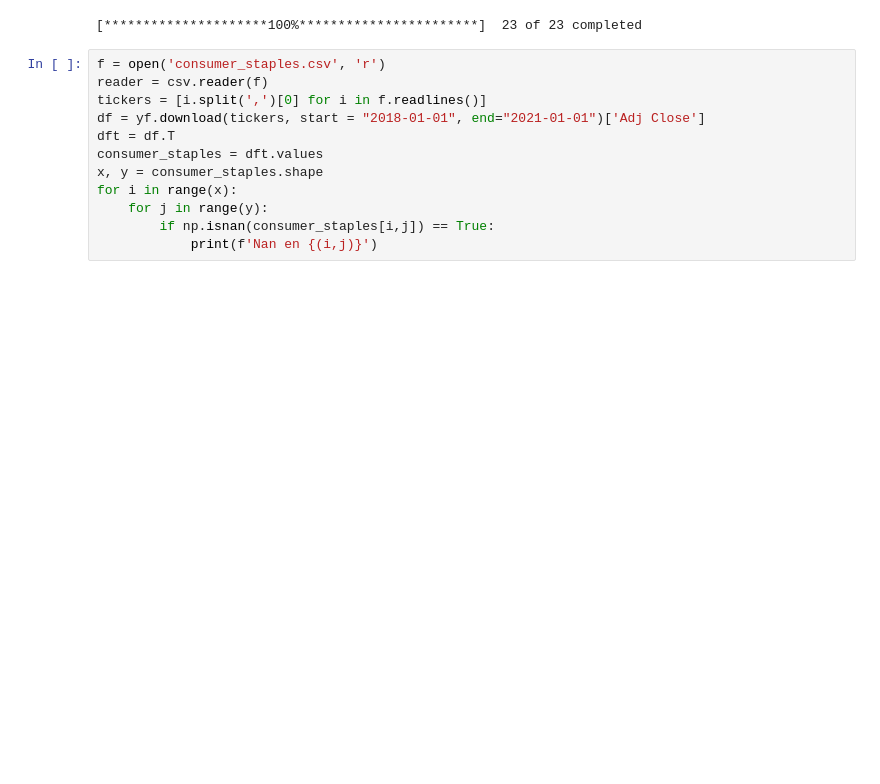
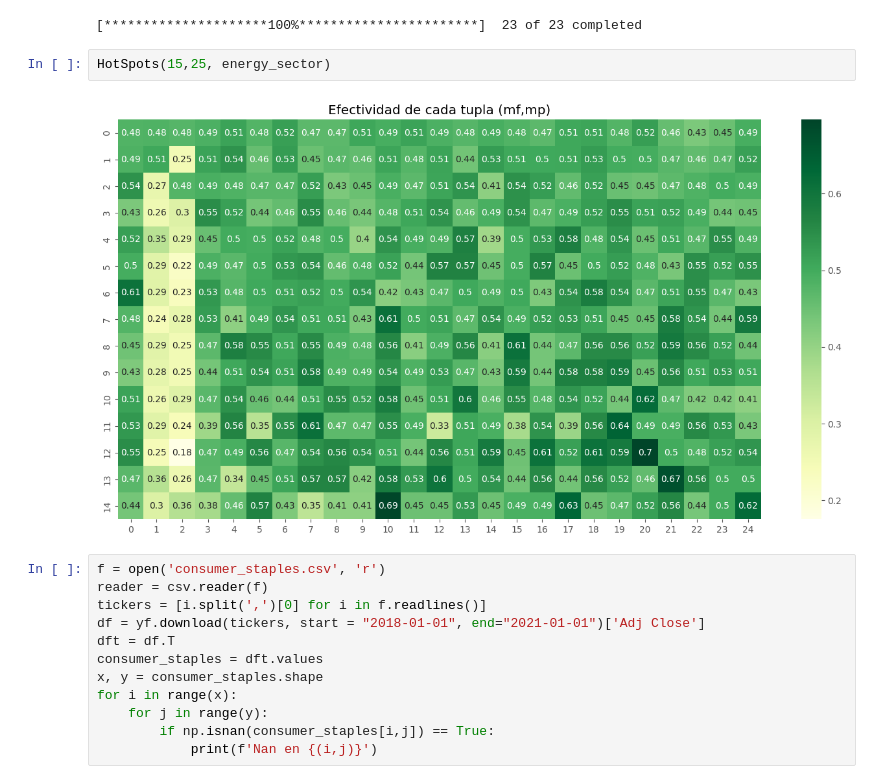
Before and after one commit to SalomoneCro/DMD-Implementation, a Jupyter notebook: DefinitivoAlgoritmo_DMD.ipynb, the cells around one changed output. Drawn from its saved outputs; the diff is of its cells as text; blank space fills up the shorter version.

```diff
--- a/DefinitivoAlgoritmo_DMD.ipynb
+++ b/DefinitivoAlgoritmo_DMD.ipynb
@@ -275,6 +287,10 @@ for i in range(x):
             print(f'Nan en {(i,j)}')
 # %% [output]
 [*********************100%***********************]  23 of 23 completed
+# %%
+HotSpots(15,25, energy_sector)
+# %% [output]
+[figure, added]
 # %%
 f = open('consumer_staples.csv', 'r')
 reader = csv.reader(f)
```
Also changed, not shown: parts of 14 cells of this notebook.
